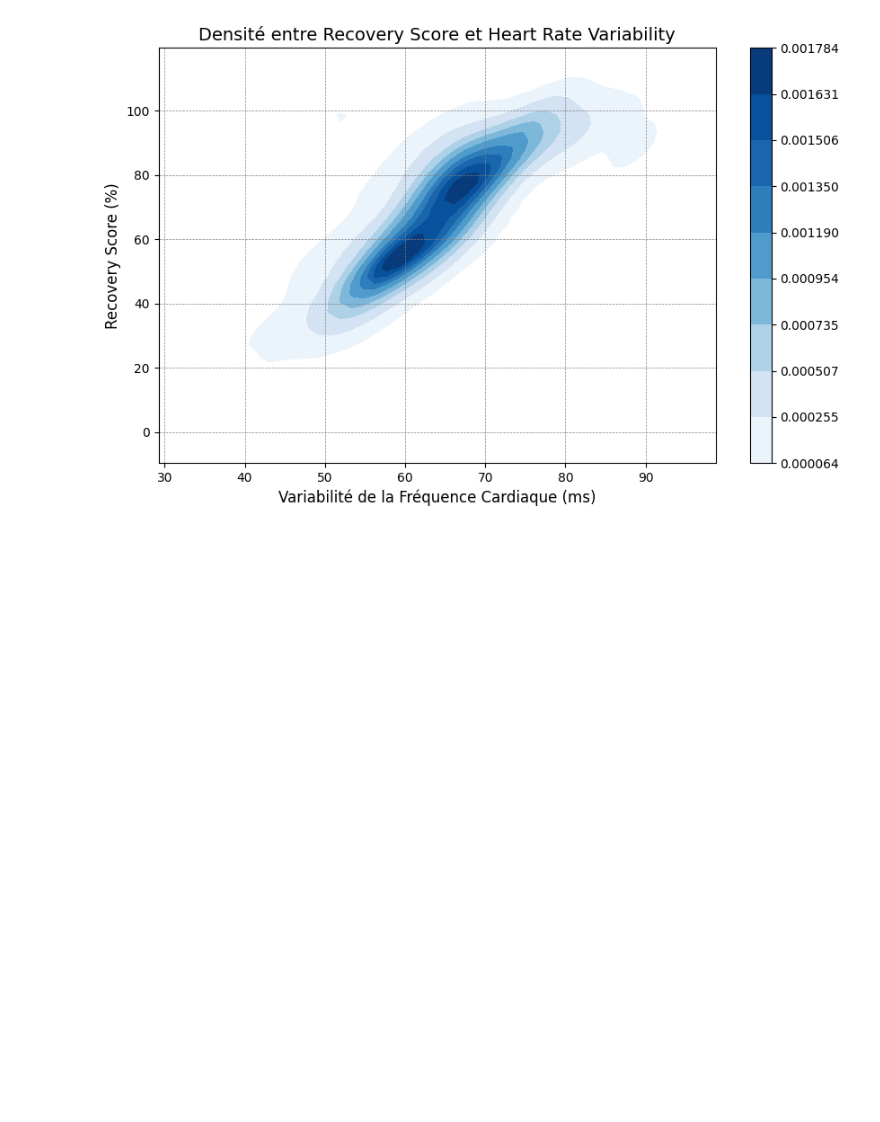
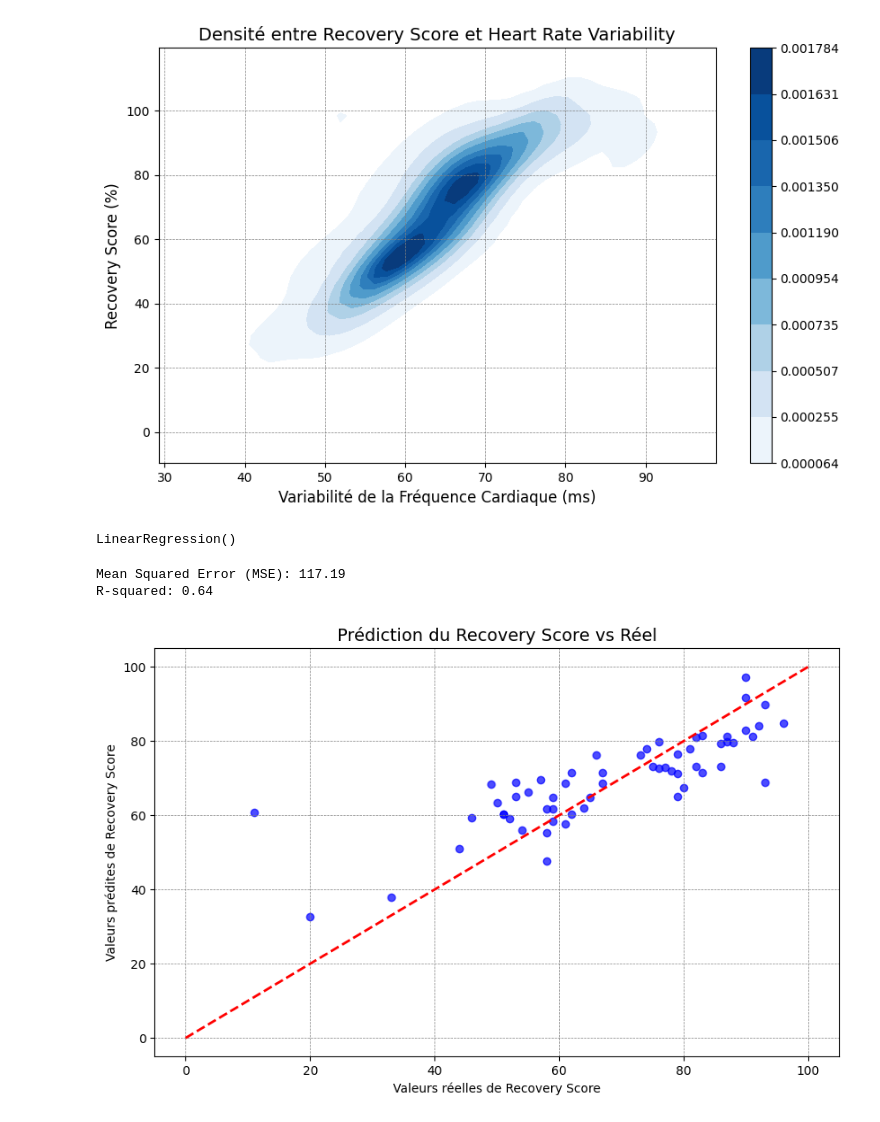
Before and after one commit to charlesdaigre/PROJECT_WHOOP, a Jupyter notebook: PROJECT_WHOOP.ipynb, the cells around one changed output. Saved outputs shown, nothing was run; the diff lists cells and outputs as text; code cells hidden in the pictures; blank space fills up the shorter version.

Commit message:
prediction model linear

```diff
--- a/PROJECT_WHOOP.ipynb
+++ b/PROJECT_WHOOP.ipynb
@@ -809,0 +816,47 @@ plt.show()
+# %%
+#Préparer les données
+# Sélectionner les variables Resting Heart Rate et Heart Rate Variability
+X = df_cycles_2024[['resting_heart_rate_bpm', 'heart_rate_variability_ms']]  # Variables explicatives
+y = df_cycles_2024['recovery_score_%']  # Variable à prédire
+# %%
+#Diviser les données en ensembles d'entraînement et de test
+# Diviser les données en 80% pour l'entraînement et 20% pour les tests
+X_train, X_test, y_train, y_test = train_test_split(X, y, test_size=0.2, random_state=42)
+# %%
+#Créer et entraîner le modèle de régression linéaire
+# Créer un modèle de régression linéaire
+model = LinearRegression()
+
+# Entraîner le modèle avec les données d'entraînement
+model.fit(X_train, y_train)
+# %% [output]
+LinearRegression()
+# %%
+#Prédire les valeurs sur l'ensemble de test
+# Prédire les valeurs de Recovery Score sur l'ensemble de test
+y_pred = model.predict(X_test)
+# %%
+#Évaluer la performance du modèle
+# Calculer les performances du modèle
+mse = mean_squared_error(y_test, y_pred)
+r2 = r2_score(y_test, y_pred)
+
+# Afficher les résultats
+print(f'Mean Squared Error (MSE): {mse:.2f}')
+print(f'R-squared: {r2:.2f}')
+# %% [output]
+Mean Squared Error (MSE): 117.19
+R-squared: 0.64
+# %%
+#Visualiser la régression
+# Tracer les valeurs réelles vs les valeurs prédites
+plt.figure(figsize=(10, 6))
+plt.scatter(y_test, y_pred, color='blue', alpha=0.7)
+plt.plot([0, 100], [0, 100], 'r--', linewidth=2)  # Ligne de la parfaite prédiction
+plt.title('Prédiction du Recovery Score vs Réel', fontsize=14)
+plt.xlabel('Valeurs réelles de Recovery Score')
+plt.ylabel('Valeurs prédites de Recovery Score')
+plt.grid(color='gray', linestyle='--', linewidth=0.5)
+plt.show()
+# %% [output]
+[figure, added]
```
Also changed, not shown: parts of 1 cell of this notebook.
